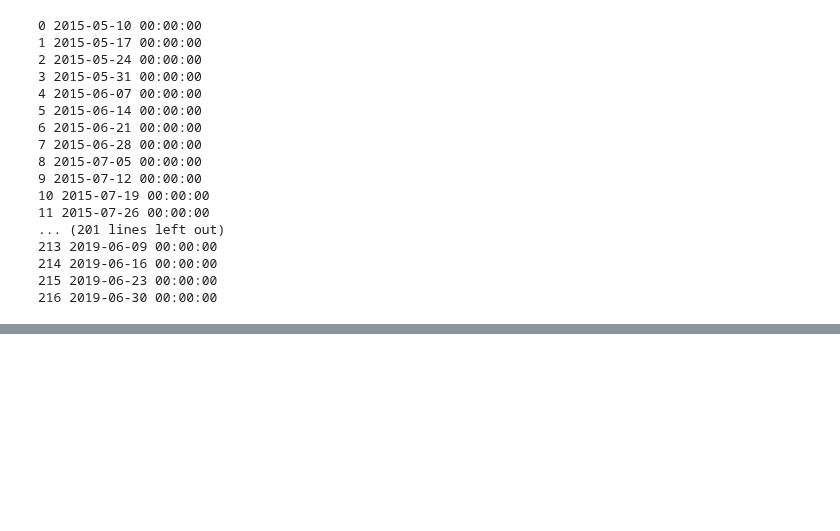
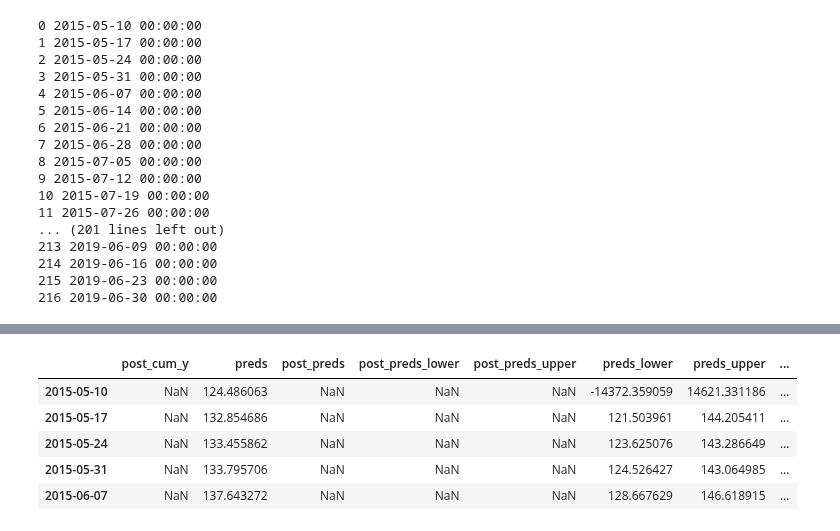
Before and after one commit to karensheng/Airbnb_Regulation, a Jupyter notebook: notebooks/Inference of Causal Impact_different library.ipynb, the cells around one changed output, grey strips where cells are left out. Saved outputs shown, nothing was run; the diff lists cells and outputs as text; code cells hidden in the pictures; blank space fills up the shorter version.

```diff
--- a/notebooks/Inference of Causal Impact_different library.ipynb
+++ b/notebooks/Inference of Causal Impact_different library.ipynb
@@ -199,6 +200,19 @@ The probability of obtaining this effect by chance is very small
 (Bayesian one-sided tail-area probability p = 0.0).
 This means the causal effect can be considered statistically
 significant.
+# %%
+infer_df2 = ci.inferences
+
+infer_df2.to_csv('../data/causalimpact_infer_jan142018.csv')
+
+infer_df2.head()
+# %% [output]
+|  | post_cum_y | preds | post_preds | post_preds_lower | post_preds_upper | preds_lower | preds_upper | ... |
+| 2015-05-10 | NaN | 124.486063 | NaN | NaN | NaN | -14372.359059 | 14621.331186 | ... |
+| 2015-05-17 | NaN | 132.854686 | NaN | NaN | NaN | 121.503961 | 144.205411 | ... |
+| 2015-05-24 | NaN | 133.455862 | NaN | NaN | NaN | 123.625076 | 143.286649 | ... |
+| 2015-05-31 | NaN | 133.795706 | NaN | NaN | NaN | 124.526427 | 143.064985 | ... |
+| 2015-06-07 | NaN | 137.643272 | NaN | NaN | NaN | 128.667629 | 146.618915 | ... |
 # %%
 import statsmodels.api as sm
 
```
Also changed, not shown: parts of 9 cells of this notebook.
